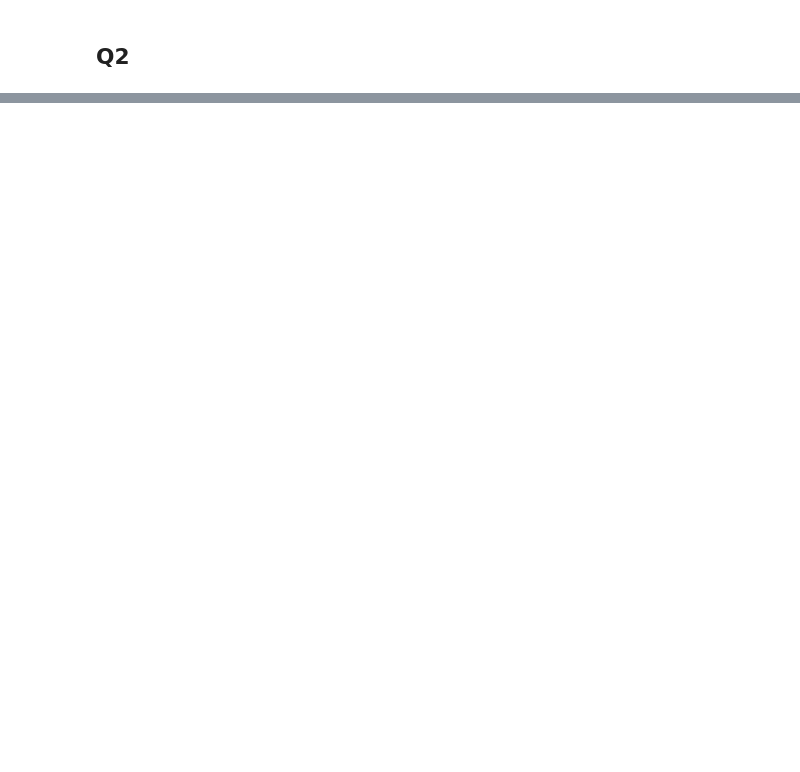
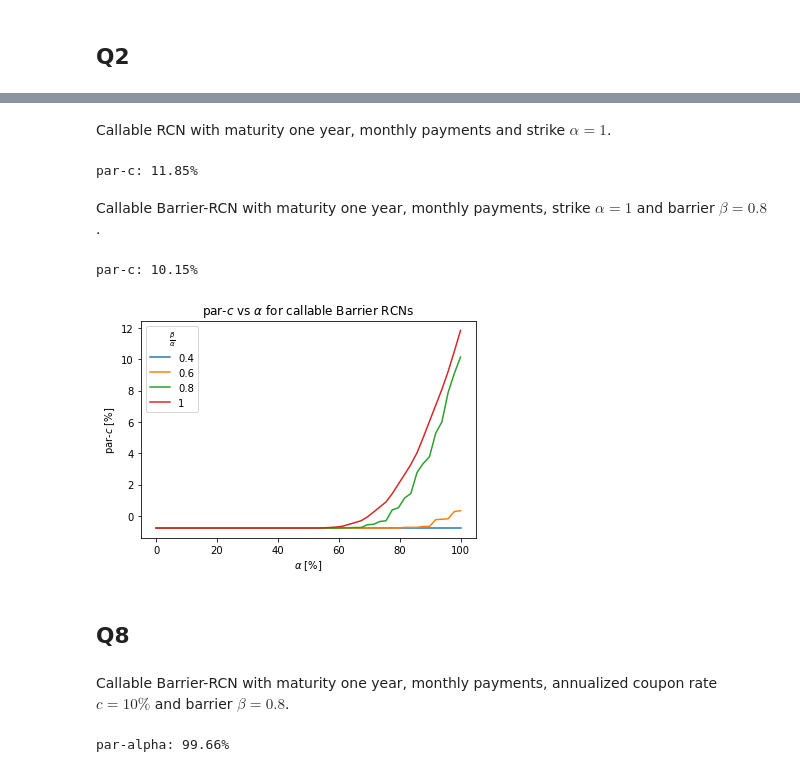
Before and after one commit to dexdx/Derivatives_Project, a Jupyter notebook: analysis_alex.ipynb, the cells around one changed output, grey strips where cells are left out. Drawn from its saved outputs; the diff is of its cells as text; code cells hidden in the pictures; blank space fills up the shorter version.

```diff
--- a/analysis_alex.ipynb
+++ b/analysis_alex.ipynb
@@ -116,0 +139,59 @@ model = RCN_binomial(r, Delta, i0, delta, best_U, best_D, dates, c, alpha, barri
+# %%
+def binary_search(l, r, f, eps):
+    left, right = l, r
+    left_val, right_val = f(left), f(right)
+    if left_val * right_val > 0:
+        return np.nan
+    else:
+        while np.abs(right - left) > eps:
+            mid = 0.5 * (left + right)
+            mid_val = f(mid)
+            if left_val * mid_val < 0:
+                right = mid
+                right_val = mid_val
+            else:
+                left = mid
+                left_val = mid_val
+        res = 0.5 * (left + right)
+        return res
+# %% [markdown]
+Callable RCN with maturity one year, monthly payments and strike $\alpha = 1$.
+# %%
+f = lambda c: 1 - RCN_binomial(r, Delta, i0, delta, best_U, best_D, 12, annualized_coupon=c, exercise_price=1., barrier_level=None, _callable=True).price_RCN()
+print("par-c: {:.2%}".format(binary_search(-0.2, 0.2, f, 0.0001)))
+# %% [output]
+par-c: 11.85%
+# %% [markdown]
+Callable Barrier-RCN with maturity one year, monthly payments, strike $\alpha = 1$ and barrier $\beta= 0.8$.
+# %%
+f = lambda c: 1 - RCN_binomial(r, Delta, i0, delta, best_U, best_D, 12, annualized_coupon=c, exercise_price=1., barrier_level=0.8, _callable=True).price_RCN()
+print("par-c: {:.2%}".format(binary_search(-0.2, 0.2, f, 0.0001)))
+# %% [output]
+par-c: 10.15%
+# %%
+fig, ax = plt.subplots()
+alphas = np.linspace(0., 1., 50)
+for beta in [0.4, 0.6, 0.8, 1]:
+    par_cs = []
+    for alpha in alphas:
+        f = lambda c: 1 - RCN_binomial(r, Delta, i0, delta, best_U, best_D, 12, annualized_coupon=c, exercise_price=alpha, barrier_level=beta*alpha, _callable=True).price_RCN()
+        par_cs.append(binary_search(-0.2, 0.2, f, 0.0001))
+    ax.plot(alphas*100, np.array(par_cs)*100, label=beta)
+ax.set(
+    xlabel = r"$\alpha$ [%]",
+    ylabel = r"par-$c$ [%]",
+    title = r"par-$c$ vs $\alpha$ for callable Barrier-RCNs"
+)
+ax.legend(title = r"$\frac{\beta}{\alpha}$")
+plt.show()
+# %% [output]
+[figure, added]
+# %% [markdown]
+## Q8
+# %% [markdown]
+Callable Barrier-RCN with maturity one year, monthly payments, annualized coupon rate $c= 10\%$ and barrier $\beta= 0.8$.
+# %%
+f = lambda alpha: 1 - RCN_binomial(r, Delta, i0, delta, best_U, best_D, 12, annualized_coupon=0.1, exercise_price=alpha, barrier_level=0.8, _callable=True).price_RCN()
+print("par-alpha: {:.2%}".format(binary_search(0, 1, f, 0.001)))
+# %% [output]
+par-alpha: 99.66%
```
Also changed, not shown: parts of 20 cells of this notebook, 1 other file.
